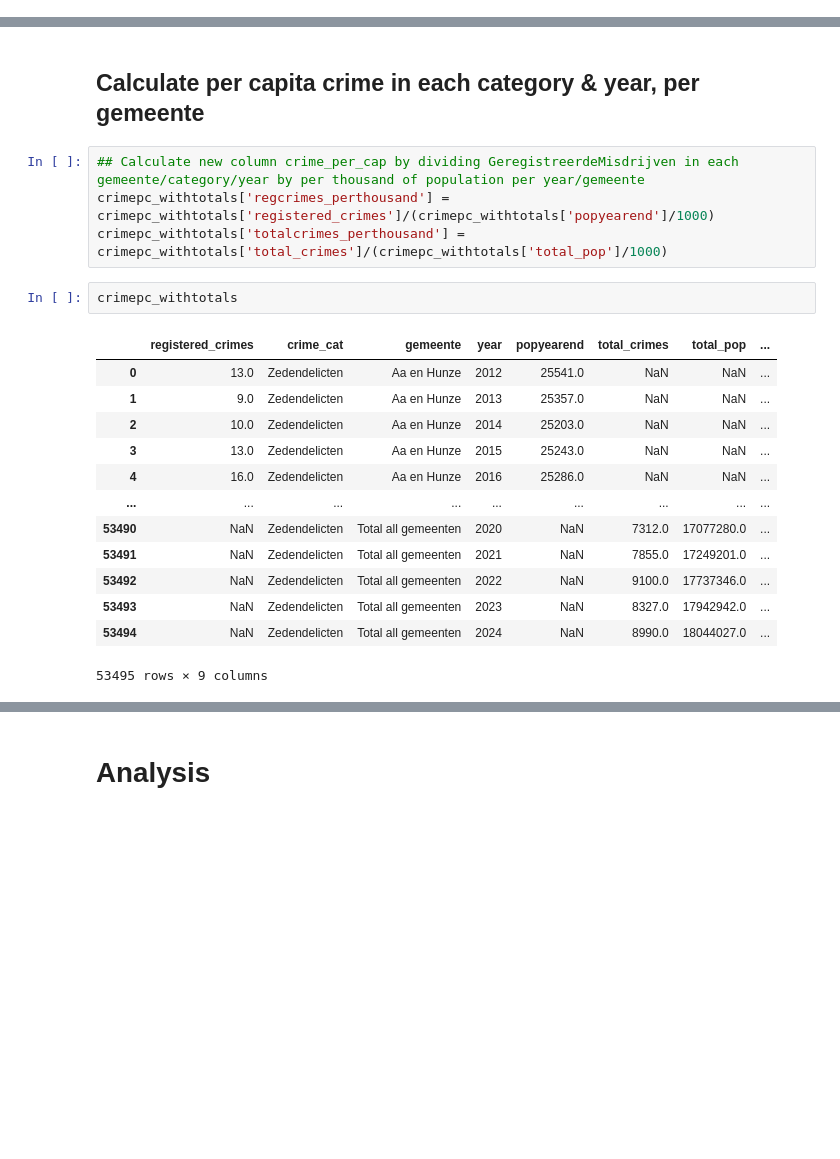
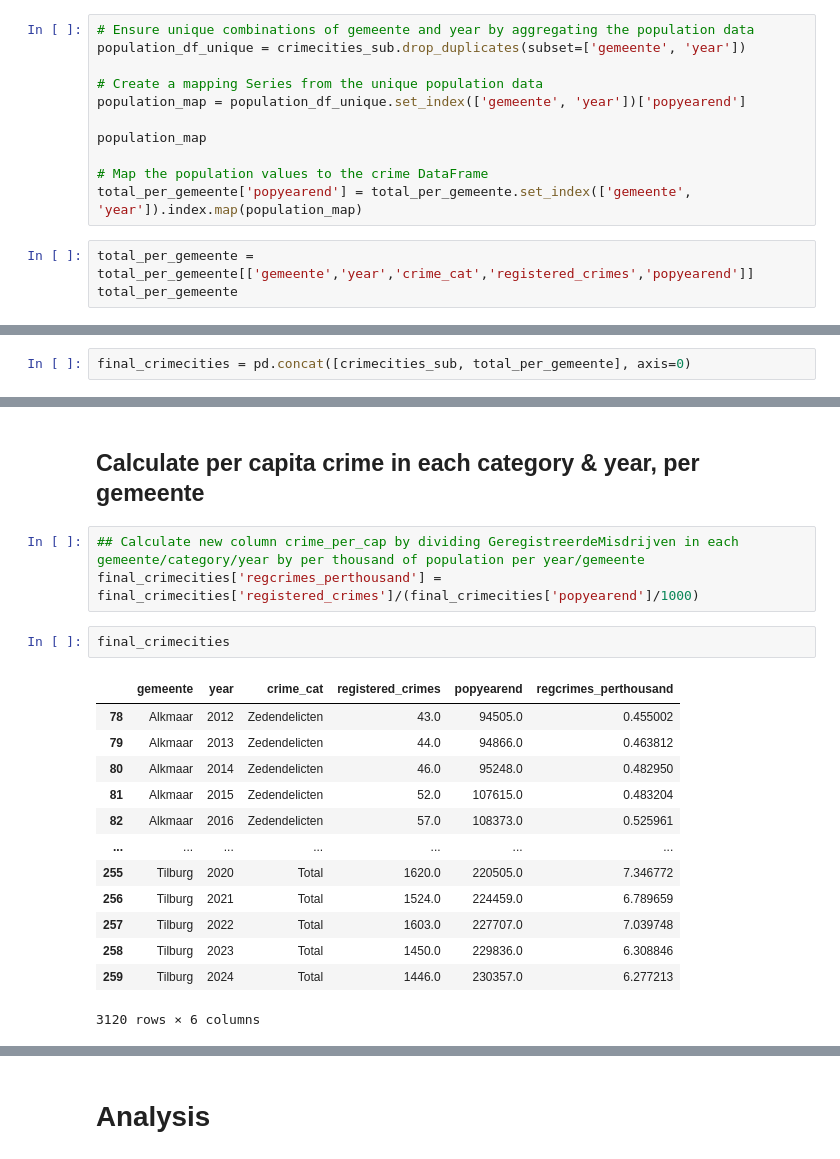
Before and after one commit to chels-j/NLViolentCrime, a Jupyter notebook: NLCrimeAnalysis.ipynb, the cells around one changed output, grey strips where cells are left out. Saved outputs shown, nothing was run; the diff lists cells and outputs as text; blank space fills up the shorter version.

```diff
--- a/NLCrimeAnalysis.ipynb
+++ b/NLCrimeAnalysis.ipynb
@@ -476,0 +386,14 @@ dtype: int64
+# %%
+# Ensure unique combinations of gemeente and year by aggregating the population data
+population_df_unique = crimecities_sub.drop_duplicates(subset=['gemeente', 'year'])
+
+# Create a mapping Series from the unique population data
+population_map = population_df_unique.set_index(['gemeente', 'year'])['popyearend']
+
+population_map
+
+# Map the population values to the crime DataFrame
+total_per_gemeente['popyearend'] = total_per_gemeente.set_index(['gemeente', 'year']).index.map(population_map)
+# %%
+total_per_gemeente = total_per_gemeente[['gemeente','year','crime_cat','registered_crimes','popyearend']]
+total_per_gemeente
@@ -476,0 +414,2 @@ dtype: int64
+# %%
+final_crimecities = pd.concat([crimecities_sub, total_per_gemeente], axis=0)
@@ -478,21 +440,20 @@ dtype: int64
 ## Calculate per capita crime in each category & year, per gemeente
 # %%
 ## Calculate new column crime_per_cap by dividing GeregistreerdeMisdrijven in each gemeente/category/year by per thousand of population per year/gemeente
-crimepc_withtotals['regcrimes_perthousand'] = crimepc_withtotals['registered_crimes']/(crimepc_withtotals['popyearend']/1000)
-crimepc_withtotals['totalcrimes_perthousand'] = crimepc_withtotals['total_crimes']/(crimepc_withtotals['total_pop']/1000)
+final_crimecities['regcrimes_perthousand'] = final_crimecities['registered_crimes']/(final_crimecities['popyearend']/1000)
 # %%
-crimepc_withtotals
+final_crimecities
 # %% [output]
-|  | registered_crimes | crime_cat | gemeente | year | popyearend | total_crimes | total_pop | ... |
-| 0 | 13.0 | Zedendelicten | Aa en Hunze | 2012 | 25541.0 | NaN | NaN | ... |
-| 1 | 9.0 | Zedendelicten | Aa en Hunze | 2013 | 25357.0 | NaN | NaN | ... |
-| 2 | 10.0 | Zedendelicten | Aa en Hunze | 2014 | 25203.0 | NaN | NaN | ... |
-| 3 | 13.0 | Zedendelicten | Aa en Hunze | 2015 | 25243.0 | NaN | NaN | ... |
-| 4 | 16.0 | Zedendelicten | Aa en Hunze | 2016 | 25286.0 | NaN | NaN | ... |
-| ... | ... | ... | ... | ... | ... | ... | ... | ... |
-| 53490 | NaN | Zedendelicten | Total all gemeenten | 2020 | NaN | 7312.0 | 17077280.0 | ... |
-| 53491 | NaN | Zedendelicten | Total all gemeenten | 2021 | NaN | 7855.0 | 17249201.0 | ... |
-| 53492 | NaN | Zedendelicten | Total all gemeenten | 2022 | NaN | 9100.0 | 17737346.0 | ... |
-| 53493 | NaN | Zedendelicten | Total all gemeenten | 2023 | NaN | 8327.0 | 17942942.0 | ... |
-| 53494 | NaN | Zedendelicten | Total all gemeenten | 2024 | NaN | 8990.0 | 18044027.0 | ... |
+|  | gemeente | year | crime_cat | registered_crimes | popyearend | regcrimes_perthousand |
+| 78 | Alkmaar | 2012 | Zedendelicten | 43.0 | 94505.0 | 0.455002 |
+| 79 | Alkmaar | 2013 | Zedendelicten | 44.0 | 94866.0 | 0.463812 |
+| 80 | Alkmaar | 2014 | Zedendelicten | 46.0 | 95248.0 | 0.482950 |
+| 81 | Alkmaar | 2015 | Zedendelicten | 52.0 | 107615.0 | 0.483204 |
+| 82 | Alkmaar | 2016 | Zedendelicten | 57.0 | 108373.0 | 0.525961 |
+| ... | ... | ... | ... | ... | ... | ... |
+| 255 | Tilburg | 2020 | Total | 1620.0 | 220505.0 | 7.346772 |
+| 256 | Tilburg | 2021 | Total | 1524.0 | 224459.0 | 6.789659 |
+| 257 | Tilburg | 2022 | Total | 1603.0 | 227707.0 | 7.039748 |
+| 258 | Tilburg | 2023 | Total | 1450.0 | 229836.0 | 6.308846 |
+| 259 | Tilburg | 2024 | Total | 1446.0 | 230357.0 | 6.277213 |
-53495 rows × 9 columns
+3120 rows × 6 columns
```
Also changed, not shown: parts of 29 cells of this notebook.
